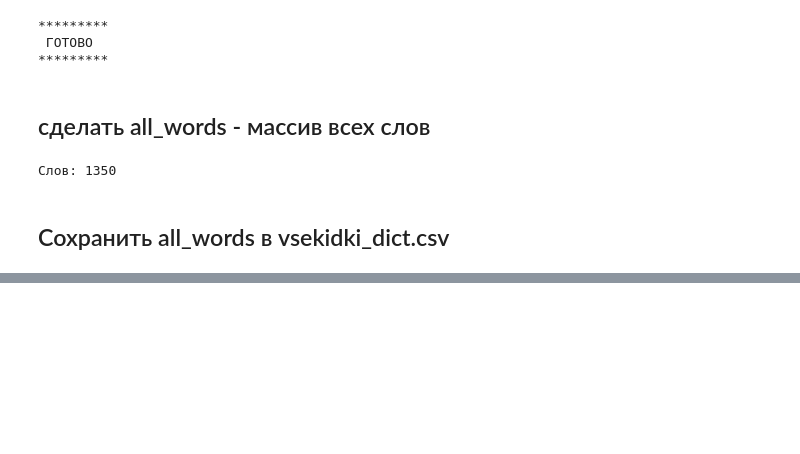
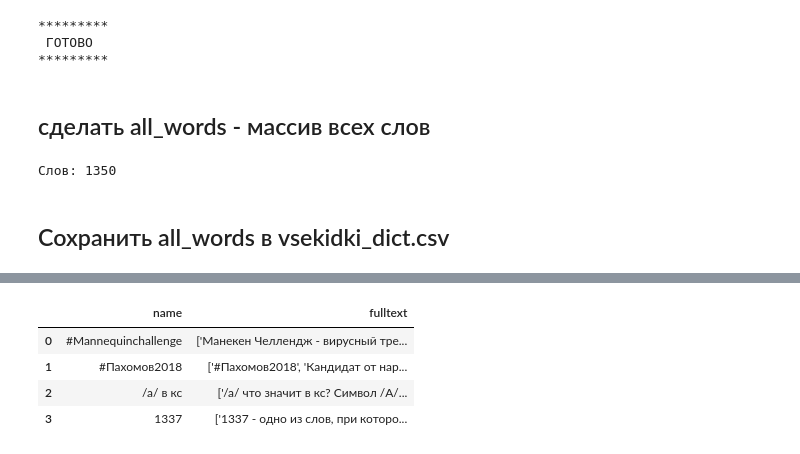
Before and after one commit to lotfull/RuSlangApp, a Jupyter notebook: SlangApp/Parse-vsekidki.ipynb, the cells around one changed output, grey strips where cells are left out. Cells and saved outputs as stored; diff of their text form; code cells hidden in the pictures; blank space fills up the shorter version.

```diff
--- a/SlangApp/Parse-vsekidki.ipynb
+++ b/SlangApp/Parse-vsekidki.ipynb
@@ -180,0 +218,8 @@ appwords_df = pd.read_csv(vsekidki_appwords_csv)
+# %%
+fullwords_df.head(4)
+# %% [output]
+|  | name | fulltext |
+| 0 | #Mannequinchallenge | ['Манекен Челлендж - вирусный тре... |
+| 1 | #Пахомов2018 | ['#Пахомов2018', 'Кандидат от нар... |
+| 2 | /a/ в кс | ['/a/ что значит в кс? Символ /A/... |
+| 3 | 1337 | ['1337 - одно из слов, при которо... |
```
Also changed, not shown: parts of 10 cells of this notebook, 7 other files.
